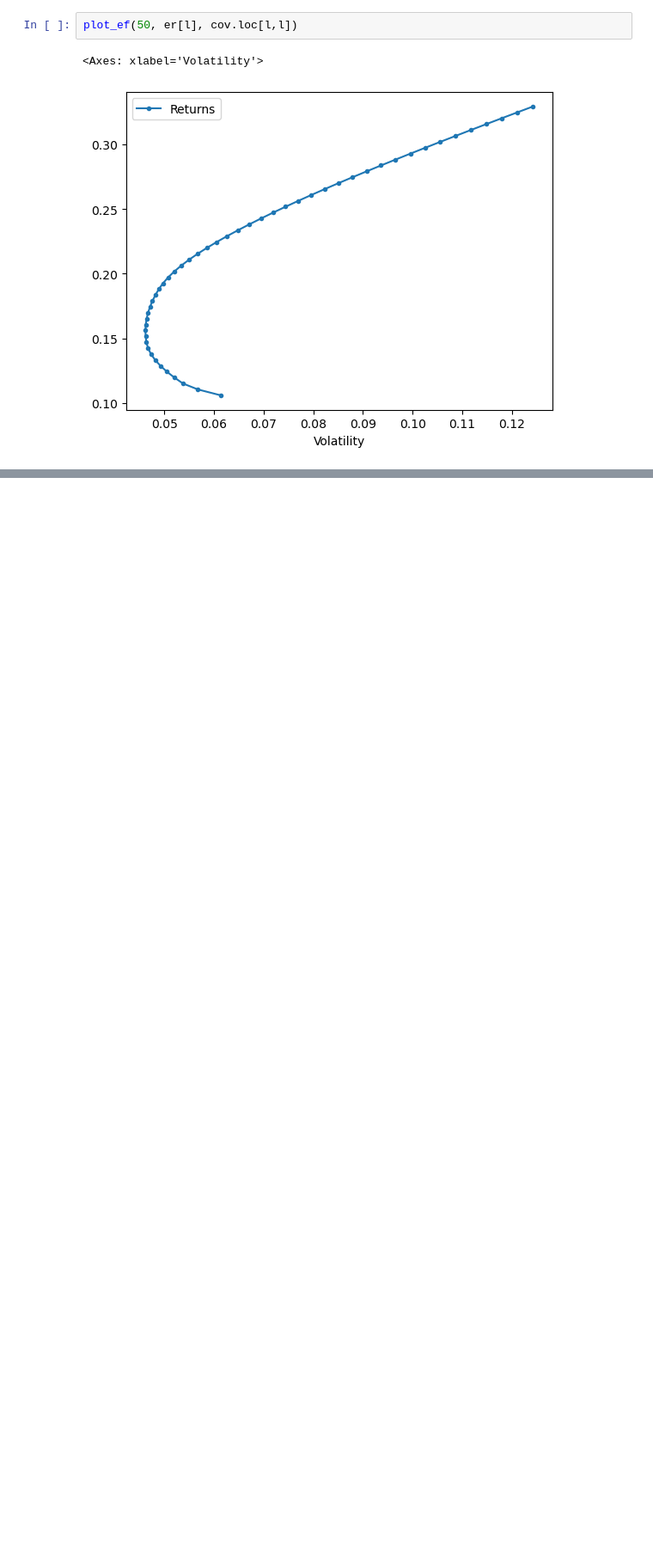
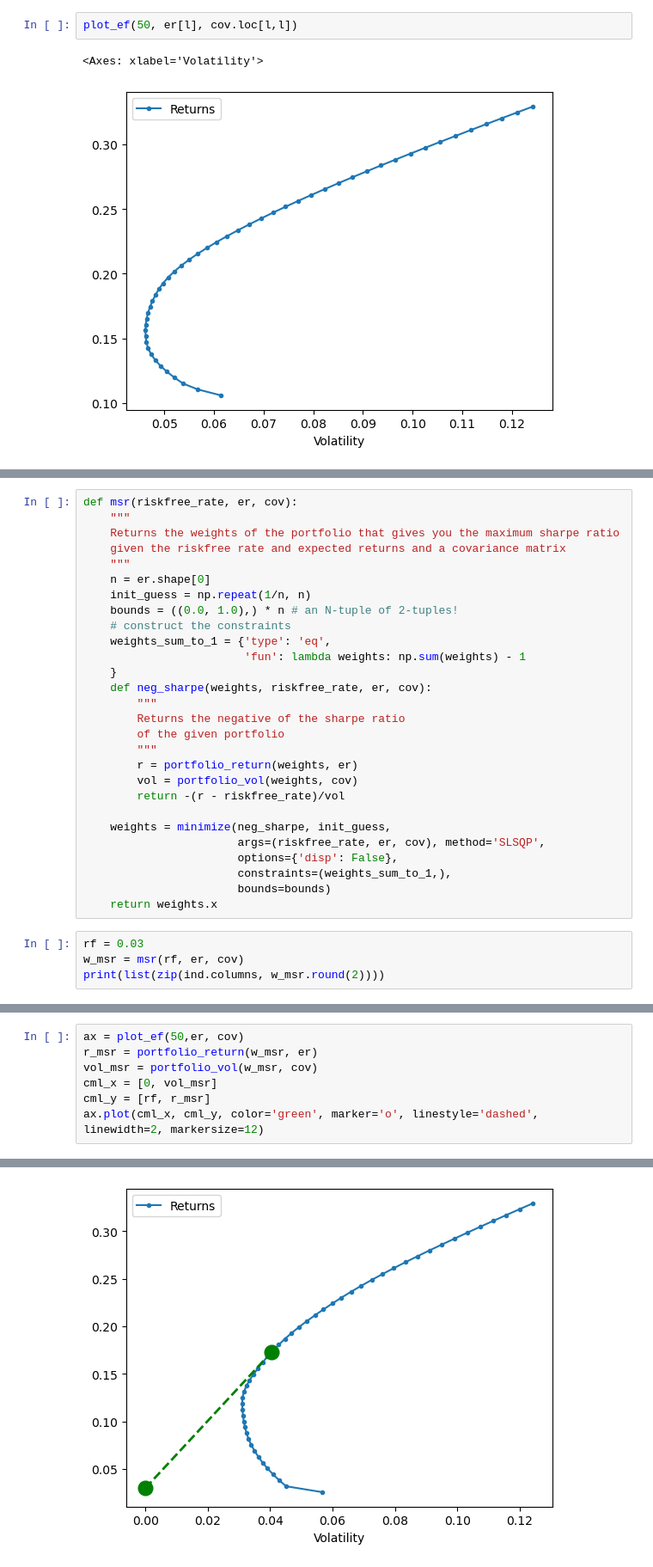
Before and after one commit to fdalforno/investment, a Jupyter notebook: 02-Ottimizzazione e frontiera efficiente.ipynb, the cells around one changed output, grey strips where cells are left out. Shown: that part at 86% size. Drawn from its saved outputs; the diff is of its cells as text; blank space fills up the shorter version.

```diff
--- a/02-Ottimizzazione e frontiera efficiente.ipynb
+++ b/02-Ottimizzazione e frontiera efficiente.ipynb
@@ -466,0 +482,32 @@ plot_ef(50, er[l], cov.loc[l,l])
+# %%
+def msr(riskfree_rate, er, cov):
+    """
+    Returns the weights of the portfolio that gives you the maximum sharpe ratio
+    given the riskfree rate and expected returns and a covariance matrix
+    """
+    n = er.shape[0]
+    init_guess = np.repeat(1/n, n)
+    bounds = ((0.0, 1.0),) * n # an N-tuple of 2-tuples!
+    # construct the constraints
+    weights_sum_to_1 = {'type': 'eq',
+                        'fun': lambda weights: np.sum(weights) - 1
+    }
+    def neg_sharpe(weights, riskfree_rate, er, cov):
+        """
+        Returns the negative of the sharpe ratio
+        of the given portfolio
+        """
+        r = portfolio_return(weights, er)
+        vol = portfolio_vol(weights, cov)
+        return -(r - riskfree_rate)/vol
+
+    weights = minimize(neg_sharpe, init_guess,
+                       args=(riskfree_rate, er, cov), method='SLSQP',
+                       options={'disp': False},
+                       constraints=(weights_sum_to_1,),
+                       bounds=bounds)
+    return weights.x
+# %%
+rf = 0.03
+w_msr = msr(rf, er, cov)
+print(list(zip(ind.columns, w_msr.round(2))))
@@ -466,0 +516,8 @@ plot_ef(50, er[l], cov.loc[l,l])
+# %%
+ax = plot_ef(50,er, cov)
+r_msr = portfolio_return(w_msr, er)
+vol_msr = portfolio_vol(w_msr, cov)
+cml_x = [0, vol_msr]
+cml_y = [rf, r_msr]
+ax.plot(cml_x, cml_y, color='green', marker='o', linestyle='dashed', linewidth=2, markersize=12)
+# %% [output]
@@ -466,0 +525 @@ plot_ef(50, er[l], cov.loc[l,l])
+[figure, added]
```
Also changed, not shown: parts of 13 cells of this notebook, 1 other file.
